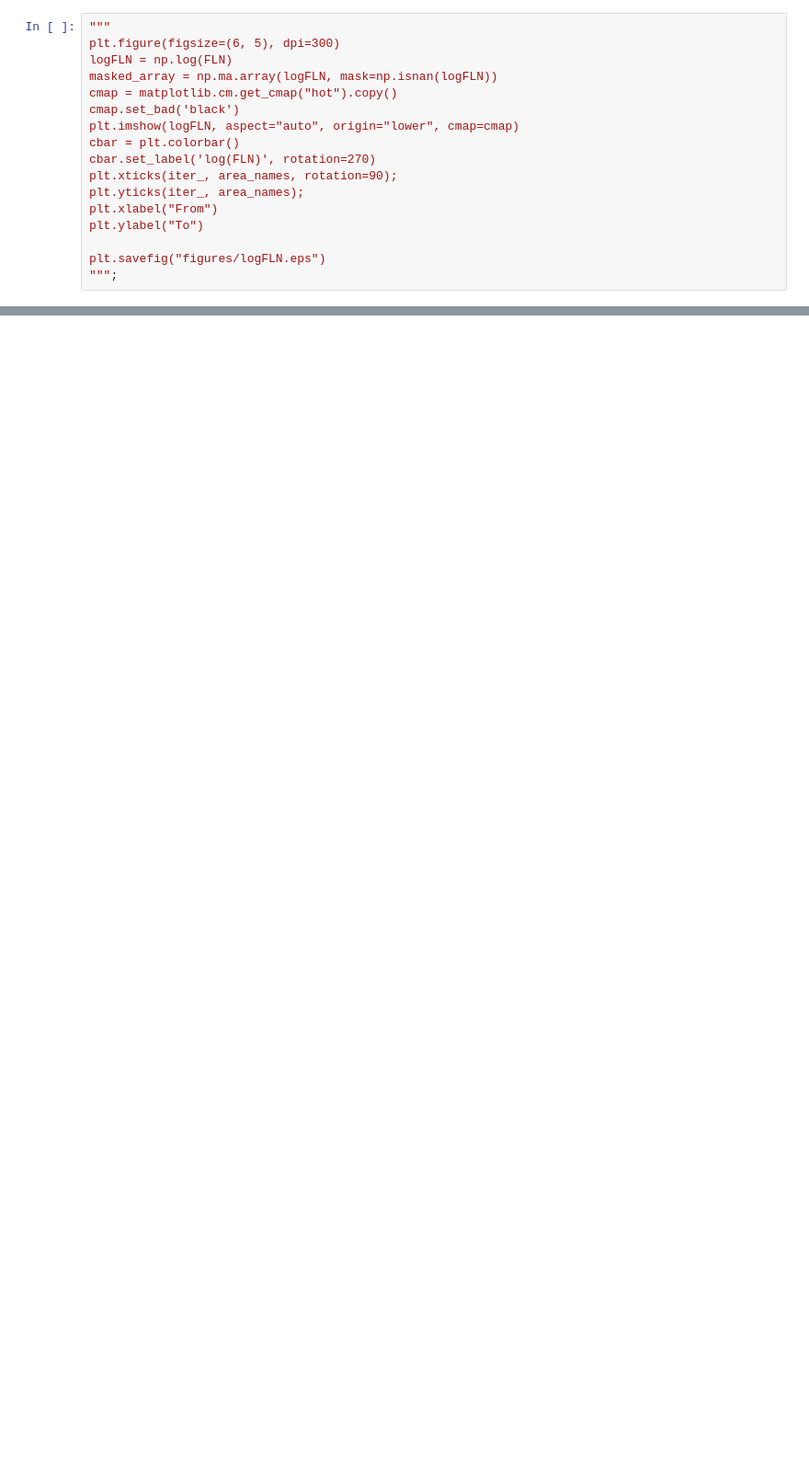
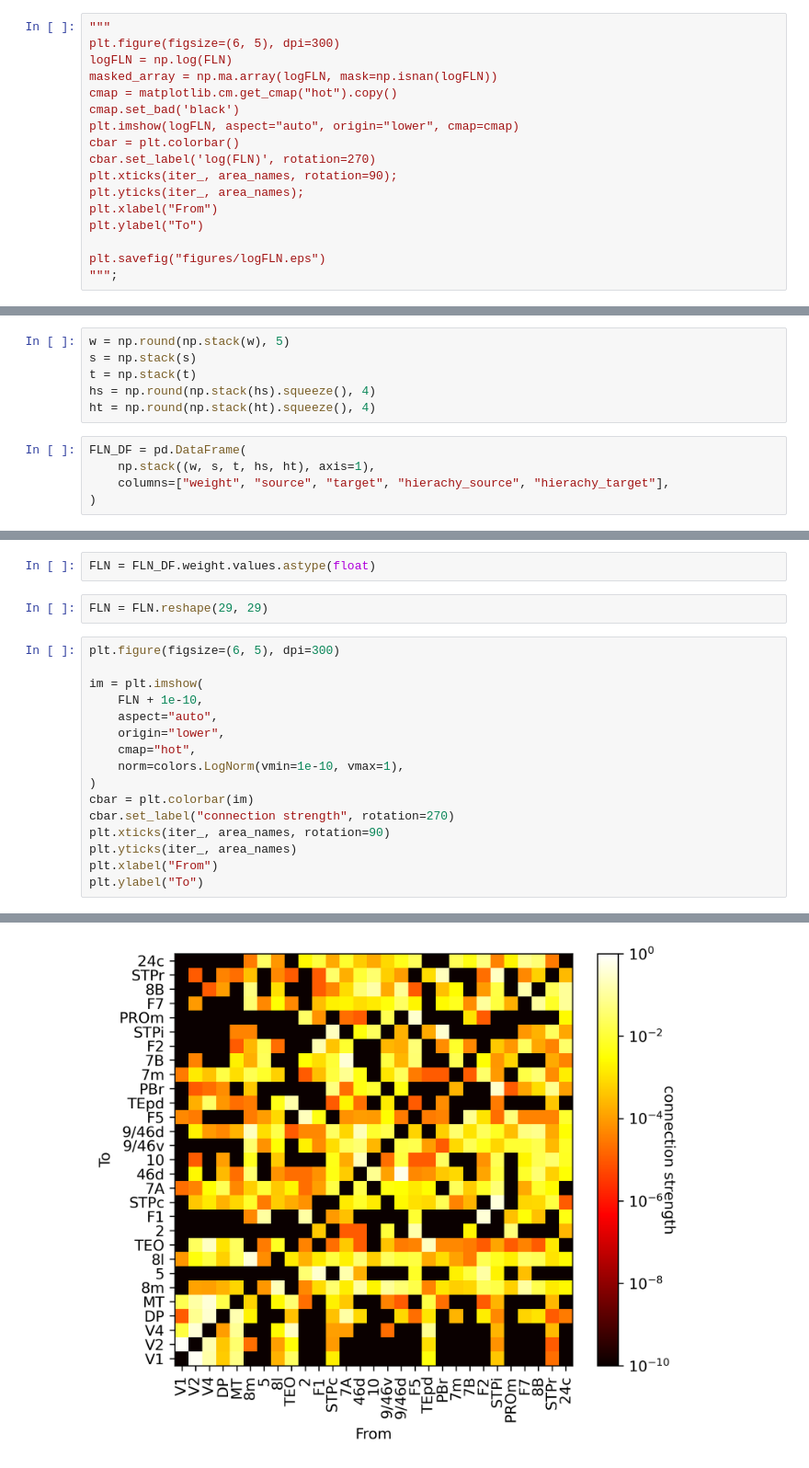
Before and after one commit to brainets/IPP_PAPER, a Jupyter notebook: notebooks/4. DataSet.ipynb, the cells around one changed output, grey strips where cells are left out. Shown at 92% size. Drawn from its saved outputs; the diff is of its cells as text; blank space fills up the shorter version.

```diff
--- a/notebooks/4. DataSet.ipynb
+++ b/notebooks/4. DataSet.ipynb
@@ -77,0 +131,11 @@ plt.savefig("figures/Hierarchy.pdf")
+# %%
+w = np.round(np.stack(w), 5)
+s = np.stack(s)
+t = np.stack(t)
+hs = np.round(np.stack(hs).squeeze(), 4)
+ht = np.round(np.stack(ht).squeeze(), 4)
+# %%
+FLN_DF = pd.DataFrame(
+    np.stack((w, s, t, hs, ht), axis=1),
+    columns=["weight", "source", "target", "hierachy_source", "hierachy_target"],
+)
@@ -77,0 +243,21 @@ plt.savefig("figures/Hierarchy.pdf")
+# %%
+FLN = FLN_DF.weight.values.astype(float)
+# %%
+FLN = FLN.reshape(29, 29)
+# %%
+plt.figure(figsize=(6, 5), dpi=300)
+
+im = plt.imshow(
+    FLN + 1e-10,
+    aspect="auto",
+    origin="lower",
+    cmap="hot",
+    norm=colors.LogNorm(vmin=1e-10, vmax=1),
+)
+cbar = plt.colorbar(im)
+cbar.set_label("connection strength", rotation=270)
+plt.xticks(iter_, area_names, rotation=90)
+plt.yticks(iter_, area_names)
+plt.xlabel("From")
+plt.ylabel("To")
+# %% [output]
@@ -77,0 +265 @@ plt.savefig("figures/Hierarchy.pdf")
+[figure, added]
```
Also changed, not shown: parts of 20 cells of this notebook, 6 other files.
